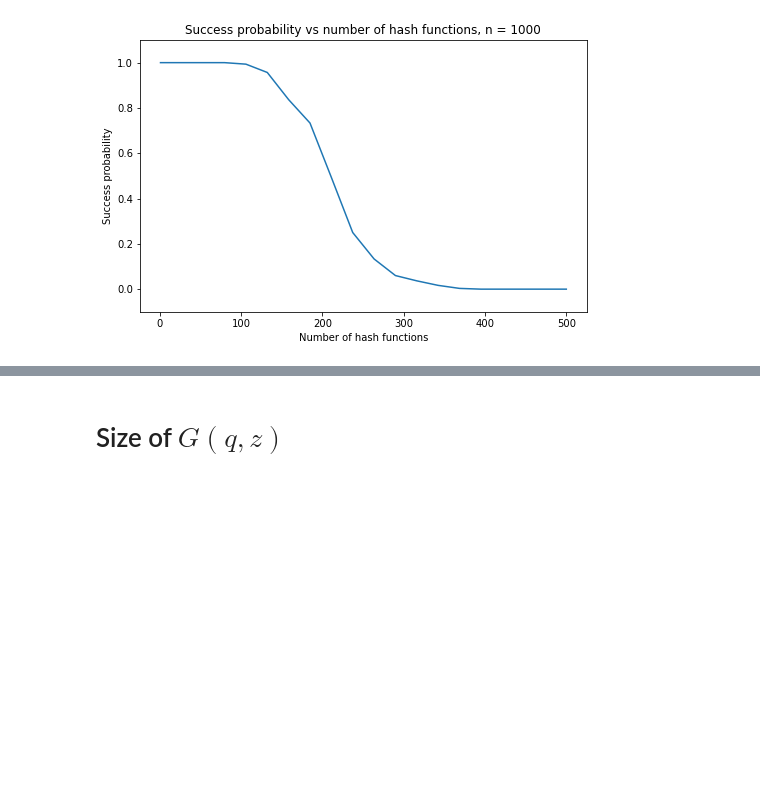
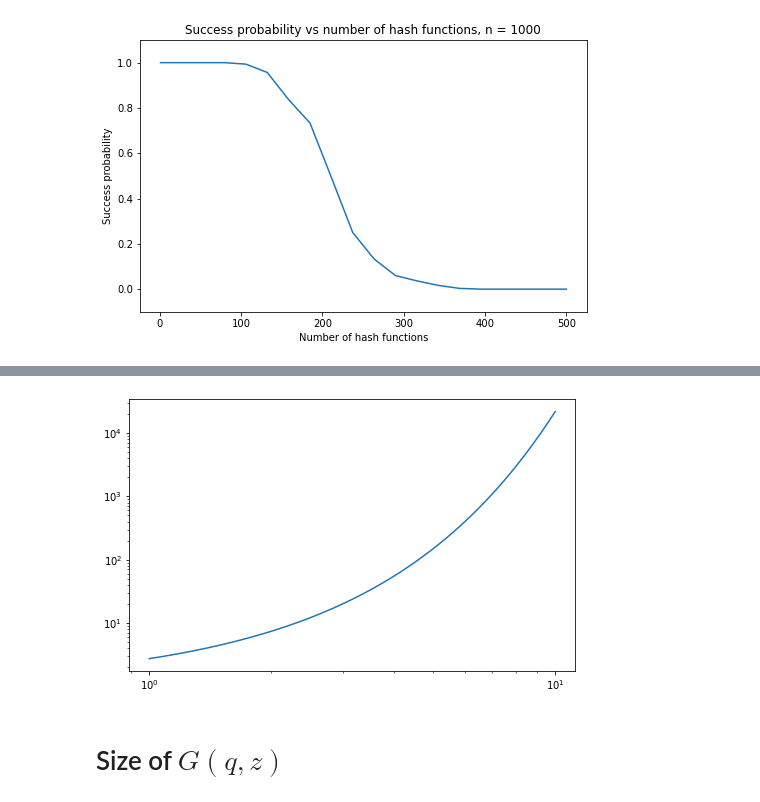
Before and after one commit to makarov-mv/lsh-adversary, a Jupyter notebook: Experiments.ipynb, the cells around one changed output, grey strips where cells are left out. Saved outputs shown, nothing was run; the diff lists cells and outputs as text; code cells hidden in the pictures; blank space fills up the shorter version.

```diff
--- a/Experiments.ipynb
+++ b/Experiments.ipynb
@@ -527,3 +572,10 @@ plt.show()
+# %%
+plt.plot(np.linspace(1, 10, 100), np.exp(np.linspace(1, 10, 100)))
+plt.xscale("log")
+plt.yscale("log")
+plt.show()
+# %% [output]
+[figure, added]
 # %% [markdown]
 # Size of $G(q,z)$
 # %%
```
Also changed, not shown: parts of 20 cells of this notebook.
